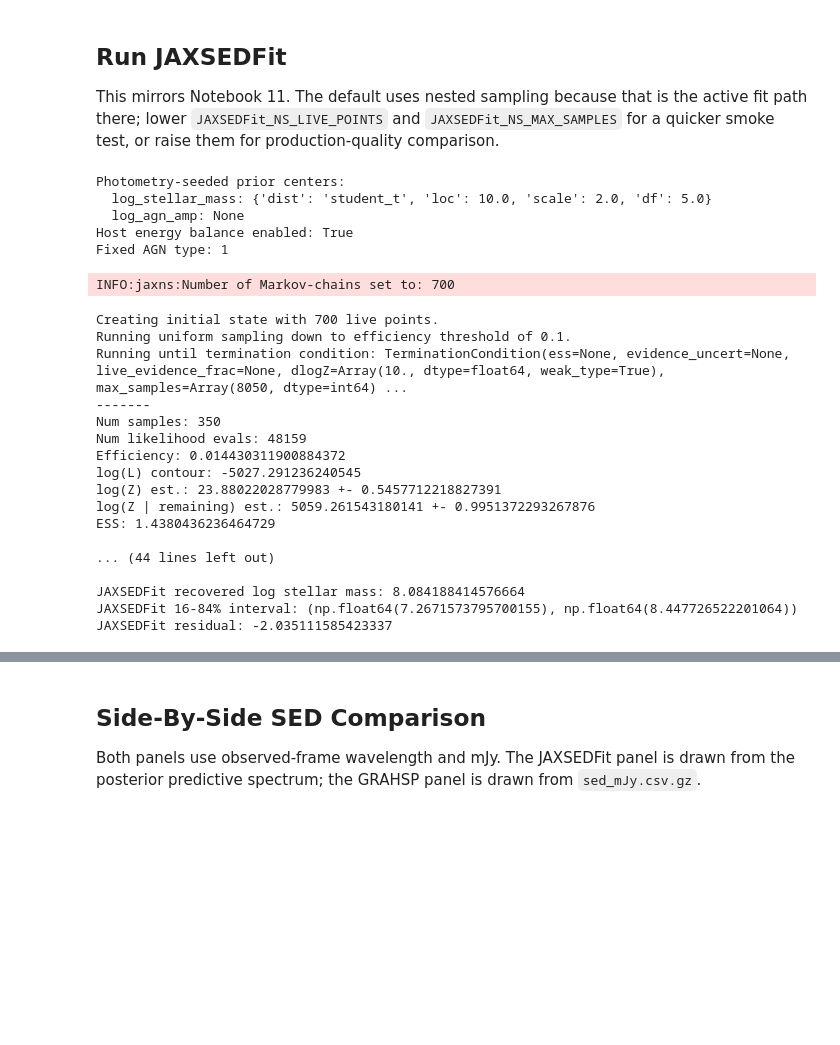
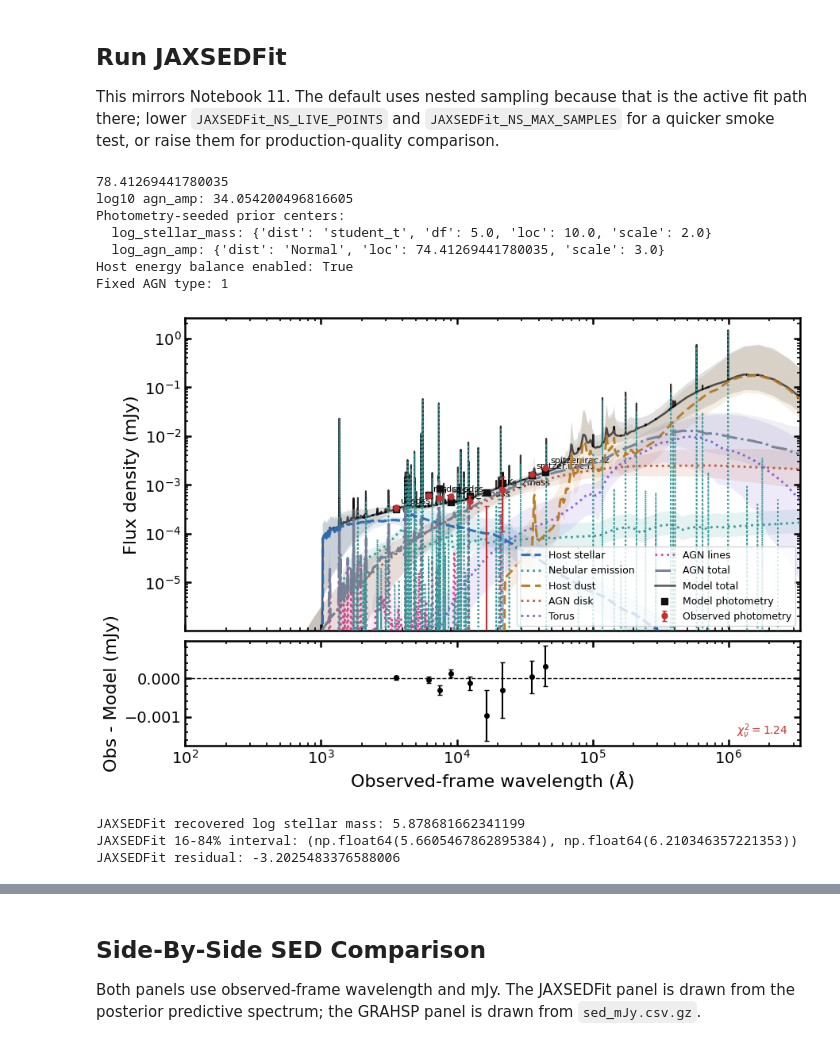
Before and after one commit to burke86/grahspj, a Jupyter notebook: notebooks/11_grahsp_vs_jaxsedfit_chimera_sed.ipynb, the cells around one changed output, grey strips where cells are left out. Drawn from its saved outputs; the diff is of its cells as text; code cells hidden in the pictures; blank space fills up the shorter version.

```diff
--- a/notebooks/11_grahsp_vs_jaxsedfit_chimera_sed.ipynb
+++ b/notebooks/11_grahsp_vs_jaxsedfit_chimera_sed.ipynb
@@ -116,64 +120,82 @@ output_dir: /home/nicho/GRAHSP/jaxsedfit/notebook_outputs/13_grahsp_vs_jaxsedfit
 
 This mirrors Notebook 11. The default uses nested sampling because that is the active fit path there; lower `JAXSEDFit_NS_LIVE_POINTS` and `JAXSEDFit_NS_MAX_SAMPLES` for a quicker smoke test, or raise them for production-quality comparison.
 # %%
+import numpyro.distributions as dist
+
 RUN_JAXSEDFit = True
-JAXSEDFit_FIT_METHOD = "ns"
+
+# GRAHSP is much slower than the JAXSEDFit example path. Leave this False
+# for a JAXSEDFit-only run, or set it True to regenerate GRAHSP products.
+RUN_GRAHSP = False
+USE_EXISTING_GRAHSP_OUTPUTS = True
+GRAHSP_NUM_LIVE_POINTS = 800
+GRAHSP_NUM_POSTERIOR_SAMPLES = 3000
+MAKE_GRAHSP_PLOTS = True
+
+JAXSEDFit_FIT_METHOD = "optax+nuts"
 JAXSEDFit_NS_LIVE_POINTS = 700
 JAXSEDFit_NS_MAX_SAMPLES = 8000
 JAXSEDFit_NS_DLOGZ = 10
 
 cfg = build_chimera_fit_config(row, dsps_ssp_fn=str(dsps_ssp_fn))
-cfg.inference.map_steps = 400
+cfg.inference.map_steps = 2000
 cfg.inference.learning_rate = 5e-3
-cfg.inference.num_warmup = 400
-cfg.inference.num_samples = 400
+cfg.inference.num_warmup = 100
+cfg.inference.num_samples = 100
 cfg.inference.method = JAXSEDFit_FIT_METHOD
+
+from jaxsedfit.model import _estimate_log_agn_amp_prior_loc
+
+fitter = JAXSEDFit(cfg)
+
+current_photometry_seeded_loc = _estimate_log_agn_amp_prior_loc(
+    fitter.context,
+    cfg.observation.redshift,
+)
+
+print(current_photometry_seeded_loc)
+print("log10 agn_amp:", current_photometry_seeded_loc / np.log(10))
+
+cfg.prior_config.agn.log_amp = dist.Normal(
+    loc=current_photometry_seeded_loc - 4.0,
+    scale=3.0,
+)
+
+cfg.agn.fit_agn = False
 
 print("Photometry-seeded prior centers:")
 prior_mapping = cfg.prior_config.to_mapping()
 print("  log_stellar_mass:", prior_mapping.get("log_stellar_mass"))
 print("  log_agn_amp:", prior_mapping.get("log_agn_amp"))
 print("Host energy balance enabled:", cfg.galaxy.use_energy_balance)
 print("Fixed AGN type:", cfg.agn.agn_type)
 
 if RUN_JAXSEDFit:
     jaxsedfit_fitter = JAXSEDFit(cfg)
     cfg.inference.ns_num_live_points = JAXSEDFit_NS_LIVE_POINTS
     cfg.inference.ns_max_samples = JAXSEDFit_NS_MAX_SAMPLES
     cfg.inference.ns_dlogz = JAXSEDFit_NS_DLOGZ
-    cfg.output.plot_fig = False
+    cfg.output.plot_fig = True
     cfg.output.save_fig = False
     cfg.output.save_result = False
     jaxsedfit_fit_result = jaxsedfit_fitter.fit(progress_bar=True)
     jaxsedfit_pred = jaxsedfit_fitter.predict()
     jaxsedfit_samples = np.asarray(jaxsedfit_fitter.samples["log_stellar_mass"], dtype=float).reshape(-1)
     jaxsedfit_logm16, jaxsedfit_recovered_logm, jaxsedfit_logm84 = np.percentile(jaxsedfit_samples, [16.0, 50.0, 84.0])
     print("JAXSEDFit recovered log stellar mass:", jaxsedfit_recovered_logm)
     print("JAXSEDFit 16-84% interval:", (jaxsedfit_logm16, jaxsedfit_logm84))
     print("JAXSEDFit residual:", jaxsedfit_recovered_logm - truth_logm)
 else:
     print("RUN_JAXSEDFit is False; set it to True to fit and generate the SED prediction.")
 # %% [output]
+78.41269441780035
+log10 agn_amp: 34.054200496816605
 Photometry-seeded prior centers:
-  log_stellar_mass: {'dist': 'student_t', 'loc': 10.0, 'scale': 2.0, 'df': 5.0}
-  log_agn_amp: None
+  log_stellar_mass: {'dist': 'student_t', 'df': 5.0, 'loc': 10.0, 'scale': 2.0}
+  log_agn_amp: {'dist': 'Normal', 'loc': 74.41269441780035, 'scale': 3.0}
 Host energy balance enabled: True
 Fixed AGN type: 1
+[figure, added]
-INFO:jaxns:Number of Markov-chains set to: 700
+JAXSEDFit recovered log stellar mass: 5.878681662341199
+JAXSEDFit 16-84% interval: (np.float64(5.6605467862895384), np.float64(6.210346357221353))
+JAXSEDFit residual: -3.2025483376588006
-Creating initial state with 700 live points.
-Running uniform sampling down to efficiency threshold of 0.1.
-Running until termination condition: TerminationCondition(ess=None, evidence_uncert=None, live_evidence_frac=None, dlogZ=Array(10., dtype=float64, weak_type=True), max_samples=Array(8050, dtype=int64) ...
--------
-Num samples: 350
-Num likelihood evals: 48159
-Efficiency: 0.014430311900884372
-log(L) contour: -5027.291236240545
-log(Z) est.: 23.88022028779983 +- 0.5457712218827391
-log(Z | remaining) est.: 5059.261543180141 +- 0.9951372293267876
-ESS: 1.4380436236464729
-
-... (44 lines left out)
-
-JAXSEDFit recovered log stellar mass: 8.084188414576664
-JAXSEDFit 16-84% interval: (np.float64(7.2671573795700155), np.float64(8.447726522201064))
-JAXSEDFit residual: -2.035111585423337
```
Also changed, not shown: parts of 18 cells of this notebook, 6 other files.
